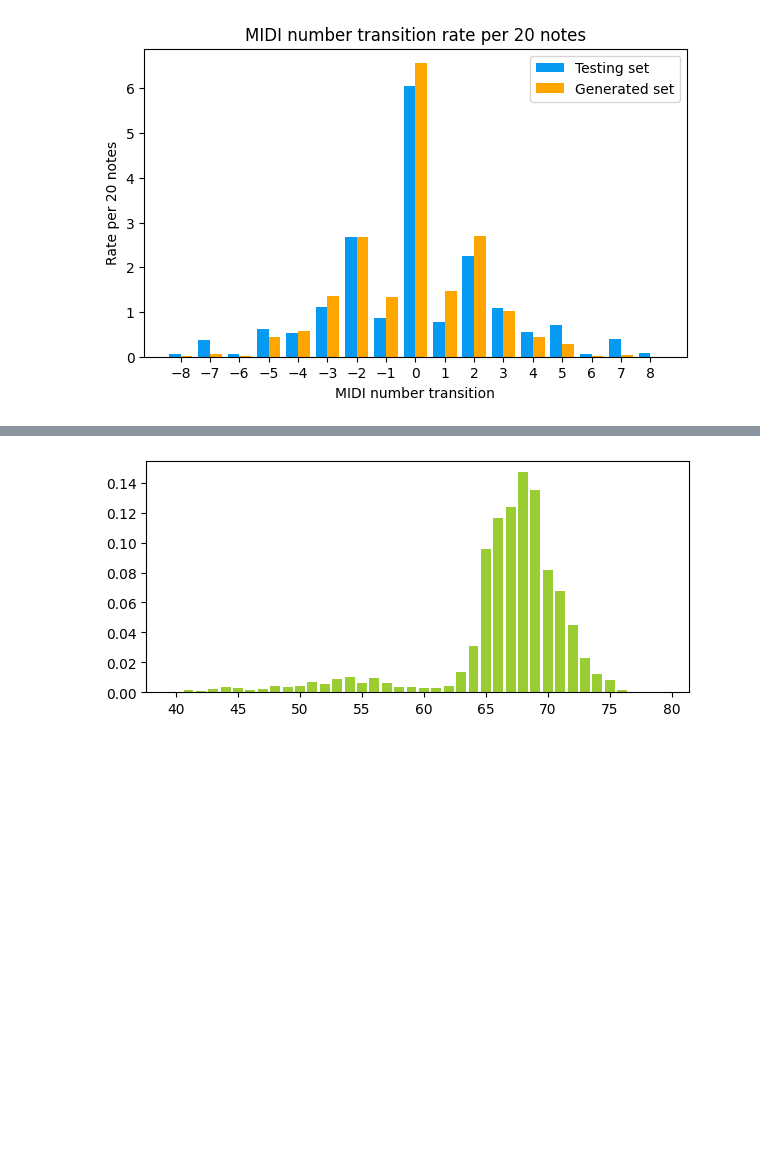
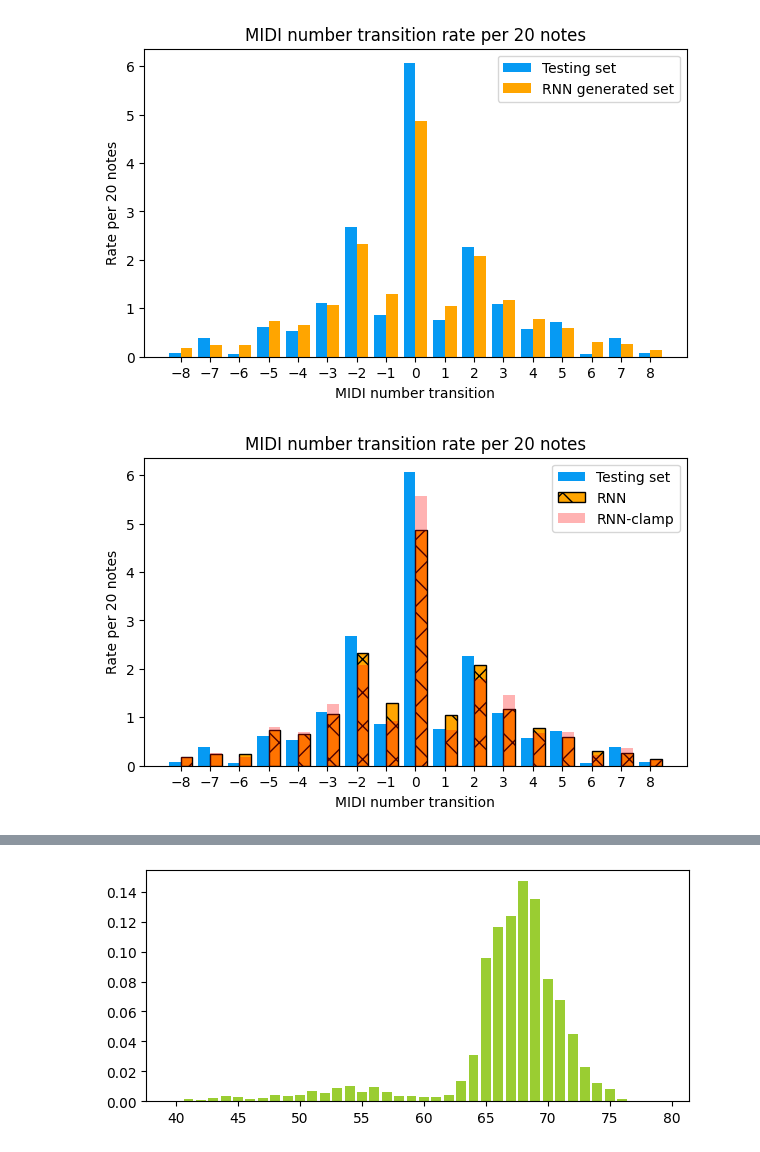
Before and after one commit to jj-haygurlhay/Lyrics2Melody, a Jupyter notebook: notebooks/quantitative_analysis_final.ipynb, the cells around one changed output, grey strips where cells are left out. Cells and saved outputs as stored; diff of their text form; code cells hidden in the pictures; blank space fills up the shorter version.

```diff
--- a/notebooks/quantitative_analysis_final.ipynb
+++ b/notebooks/quantitative_analysis_final.ipynb
@@ -6,8 +6,10 @@ import matplotlib
 
 with open("/home/max/Documents/Univ/Lyrics2Melody/quantitative_analysis/lstm-gan_stats/gen_stats", "r") as f:
     lstm_results = json.loads(f.read())
-with open("/home/max/Documents/Univ/Lyrics2Melody/quantitative_analysis/seq2seq_stats/gen_stats", "r") as f:
-    rapport1_results = json.loads(f.read())
+with open("/home/max/Documents/Univ/Lyrics2Melody/quantitative_analysis/model_best/gen_stats", "r") as f:
+    rnn_results = json.loads(f.read())
+with open("/home/max/Documents/Univ/Lyrics2Melody/quantitative_analysis/model_best/gen_clamped_stats", "r") as f:
+    rnn_c_results = json.loads(f.read())
 with open("/home/max/Documents/Univ/Lyrics2Melody/quantitative_analysis/lstm-gan_stats/ref_stats", "r") as f:
     reference = json.loads(f.read())
 
@@ -20,15 +22,29 @@ res_color = "orange"
 # %%
 
 xrange = range(-8,9)
 barWidth = 0.4
 plt.figure(figsize=(7,4))
 plt.bar([x - barWidth/2 for x in xrange], [reference["transitions"][str(float(i))] if str(float(i)) in reference["transitions"] else 0 for i in xrange], barWidth, label="Testing set", color=ref_color)
 plt.ylabel("Rate per 20 notes")
 plt.xlabel("MIDI number transition")
-plt.bar([x + barWidth/2 for x in xrange], [lstm_results["transitions"][str(float(i))] if str(float(i)) in lstm_results["transitions"] else 0 for i in xrange], barWidth, label="Generated set", color=res_color)
+plt.bar([x + barWidth/2 for x in xrange], [rnn_results["transitions"][str(float(i))] if str(float(i)) in lstm_results["transitions"] else 0 for i in xrange], barWidth, label="RNN generated set", color=res_color)
 plt.title("MIDI number transition rate per 20 notes")
 plt.xticks(xrange)
 plt.legend()
 plt.show()
+
+xrange = range(-8,9)
+barWidth = 0.4
+plt.figure(figsize=(7,4))
+plt.bar([x - barWidth/2 for x in xrange], [reference["transitions"][str(float(i))] if str(float(i)) in reference["transitions"] else 0 for i in xrange], barWidth, label="Testing set", color=ref_color)
+plt.ylabel("Rate per 20 notes")
+plt.xlabel("MIDI number transition")
+plt.bar([x + barWidth/2 for x in xrange], [rnn_results["transitions"][str(float(i))] if str(float(i)) in lstm_results["transitions"] else 0 for i in xrange], barWidth, label="RNN", color=res_color)
+plt.bar([x + barWidth/2 for x in xrange], [rnn_c_results["transitions"][str(float(i))] if str(float(i)) in lstm_results["transitions"] else 0 for i in xrange], barWidth, label="RNN-clamp", color="red", alpha=0.3)
+plt.title("MIDI number transition rate per 20 notes")
+plt.xticks(xrange)
+plt.legend()
+plt.show()
 # %% [output]
-[figure, old version]
+[figure, new version]
+[figure, added]
```
Also changed, not shown: parts of 7 cells of this notebook, 6 other files.
